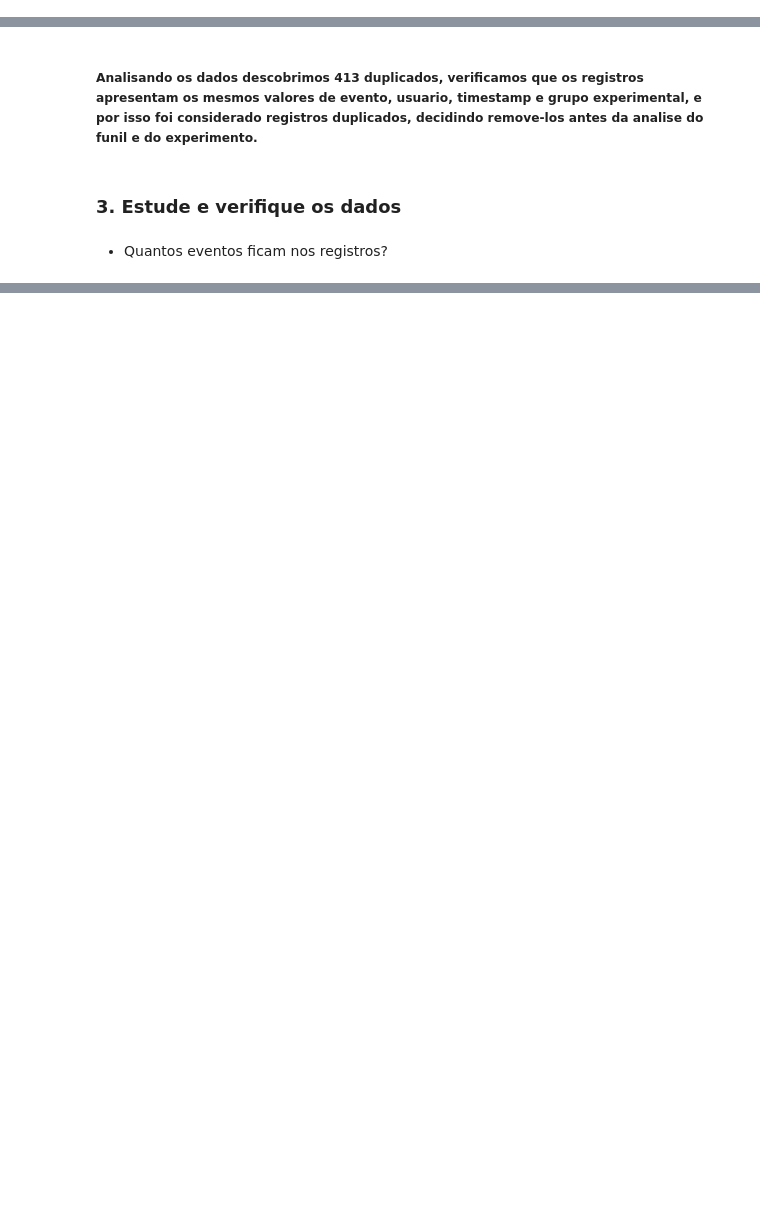
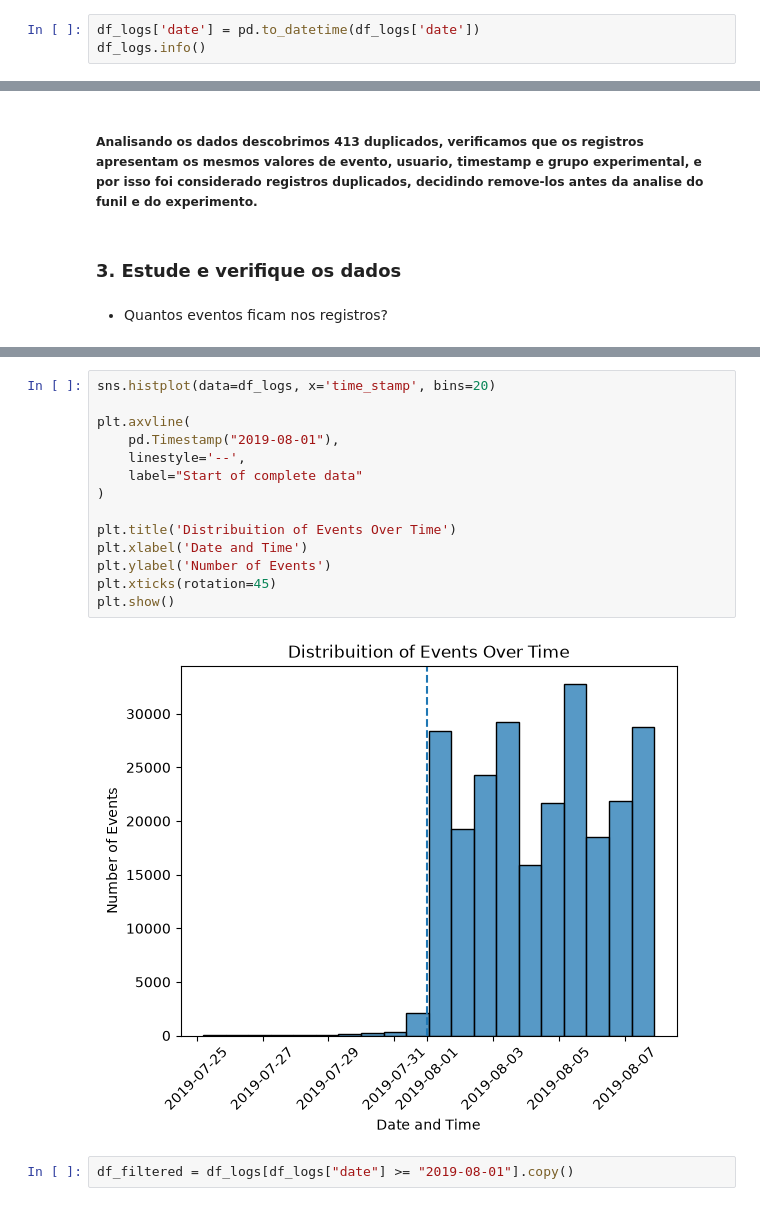
Before and after one commit to thaisCrtn/food-app-funnel-ab-testing-analysis, a Jupyter notebook: notebooks/EDA.ipynb, the cells around one changed output, grey strips where cells are left out. Cells and saved outputs as stored; diff of their text form; blank space fills up the shorter version.

Commit message:
feat: analyze event funnel

```diff
--- a/notebooks/EDA.ipynb
+++ b/notebooks/EDA.ipynb
@@ -118,0 +133,3 @@ df_logs.info()
+# %%
+df_logs['date'] = pd.to_datetime(df_logs['date'])
+df_logs.info()
@@ -124,0 +249,18 @@ df_logs.info()
+# %%
+sns.histplot(data=df_logs, x='time_stamp', bins=20)
+
+plt.axvline(
+    pd.Timestamp("2019-08-01"),
+    linestyle='--',
+    label="Start of complete data"
+)
+
+plt.title('Distribuition of Events Over Time')
+plt.xlabel('Date and Time')
+plt.ylabel('Number of Events')
+plt.xticks(rotation=45)
+plt.show()
+# %% [output]
+[figure, added]
+# %%
+df_filtered = df_logs[df_logs["date"] >= "2019-08-01"].copy()
```
Also changed, not shown: parts of 16 cells of this notebook.
